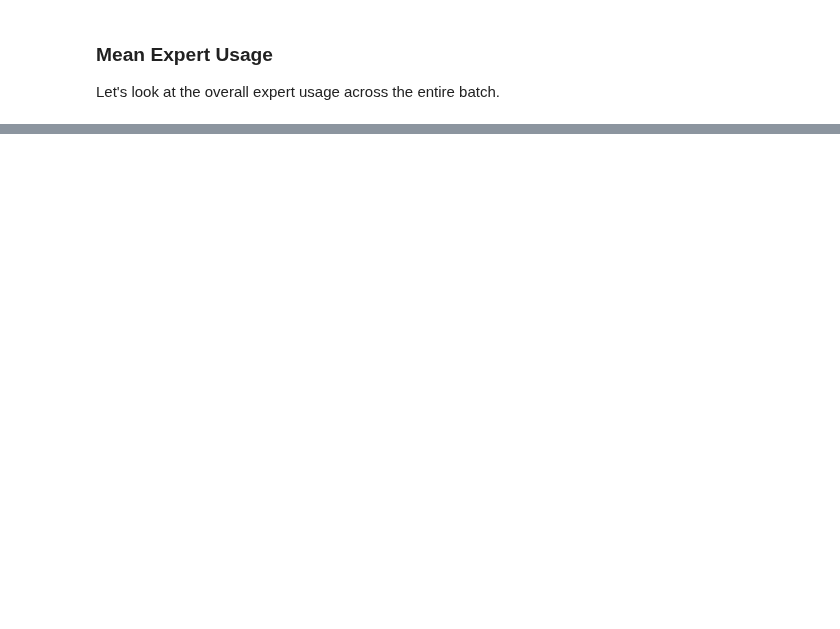
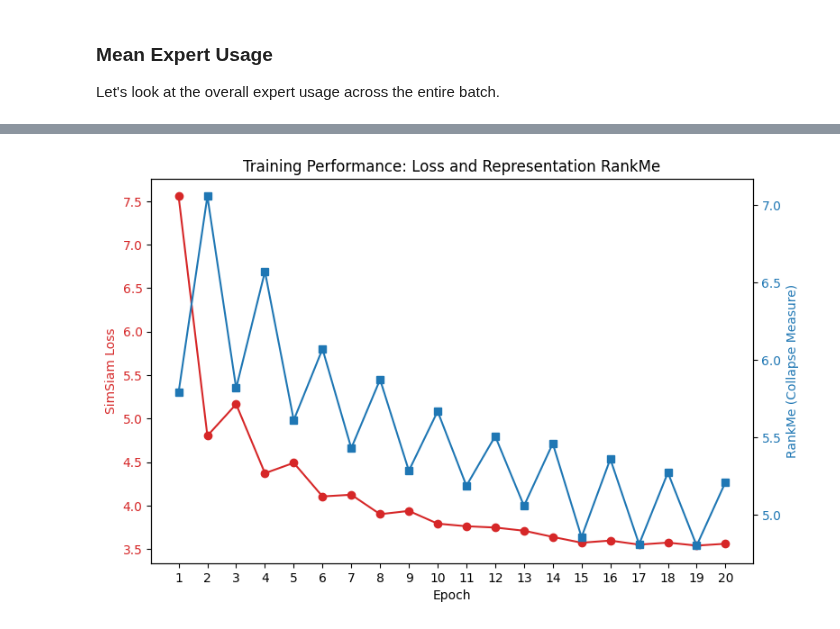
Before and after one commit to Particle9/cafl4ds, a Jupyter notebook: notebooks/test_moe.ipynb, the cells around one changed output, grey strips where cells are left out. Saved outputs shown, nothing was run; the diff lists cells and outputs as text; code cells hidden in the pictures; blank space fills up the shorter version.

```diff
--- a/notebooks/test_moe.ipynb
+++ b/notebooks/test_moe.ipynb
@@ -169,0 +442,22 @@ plt.show()
+# %%
+# Plot training performance over epochs
+fig, ax1 = plt.subplots(figsize=(8, 5))
+
+color = 'tab:red'
+ax1.set_xlabel('Epoch')
+ax1.set_ylabel('SimSiam Loss', color=color)
+ax1.plot(history['epoch'], history['loss'], color=color, marker='o', label='Loss')
+ax1.tick_params(axis='y', labelcolor=color)
+ax1.set_xticks(history['epoch'])
+
+ax2 = ax1.twinx()
+color = 'tab:blue'
+ax2.set_ylabel('RankMe (Collapse Measure)', color=color)
+ax2.plot(history['epoch'], history['rankme'], color=color, marker='s', label='RankMe')
+ax2.tick_params(axis='y', labelcolor=color)
+
+fig.tight_layout()
+plt.title('Training Performance: Loss and Representation RankMe')
+plt.show()
+# %% [output]
+[figure, added]
```
Also changed, not shown: parts of 47 cells of this notebook.
